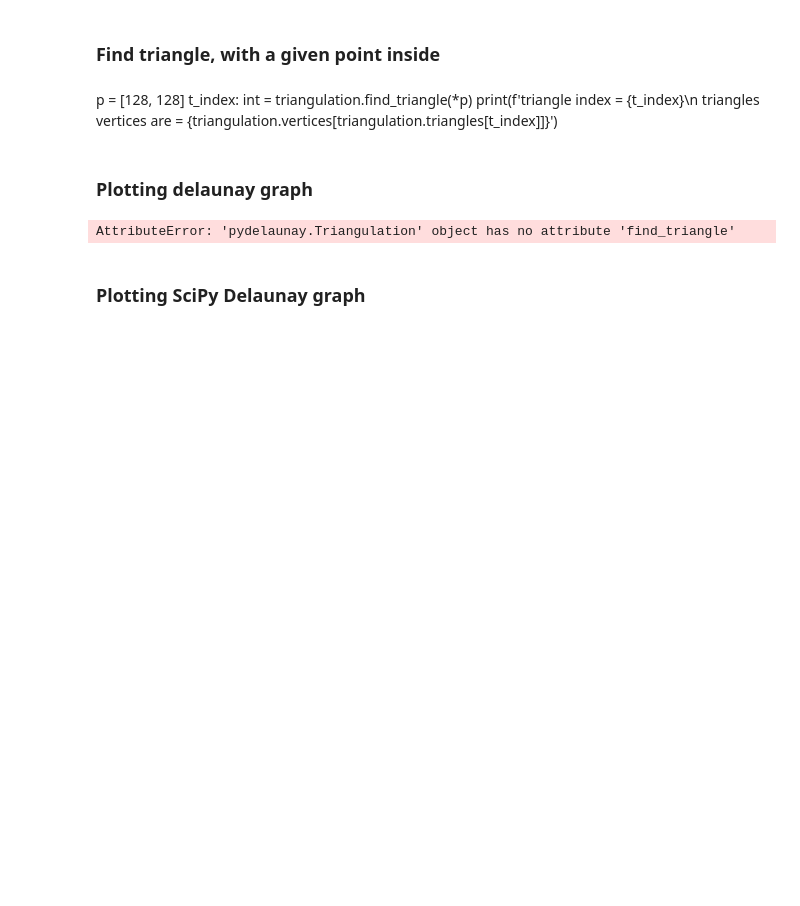
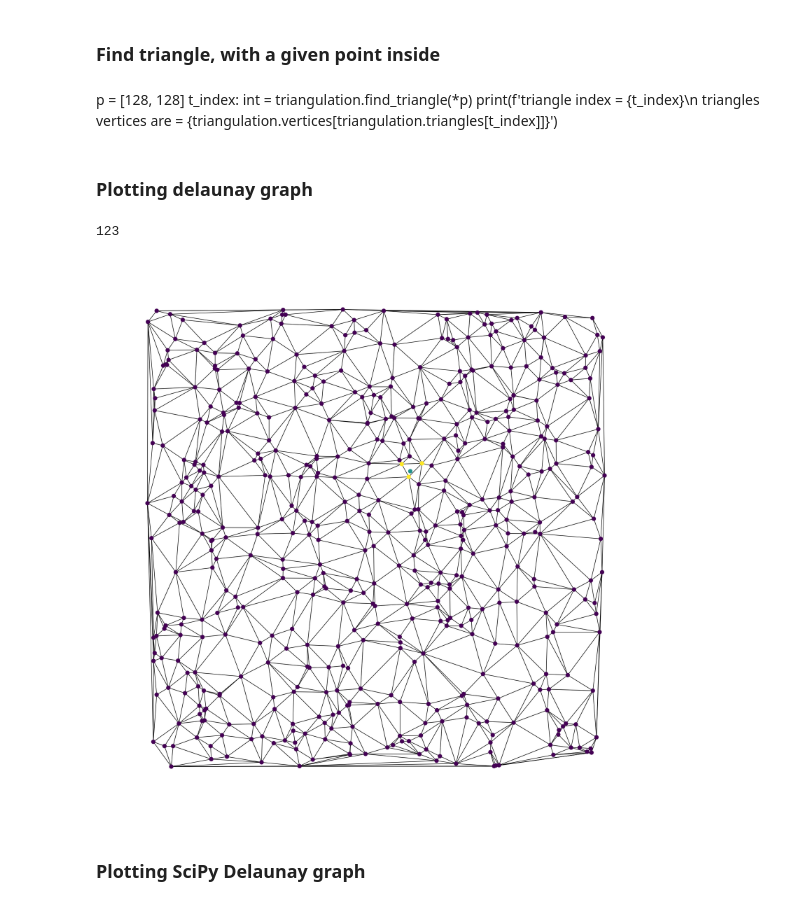
Before and after one commit to alexeybelkov/parinterp, a Jupyter notebook: example.ipynb, the cells around one changed output. Cells and saved outputs as stored; diff of their text form; code cells hidden in the pictures; blank space fills up the shorter version.

```diff
--- a/example.ipynb
+++ b/example.ipynb
@@ -25,28 +25,29 @@ from matplotlib import pyplot as plt
 # %%
 G = nx.Graph()
 cmap = {}
 for t in tqdm(triangulation.triangles):
     vertices = list(map(tuple, triangulation.vertices[t]))
     for v in vertices:
         G.add_node(v)
         cmap[v] = 0.0
     for u, v in combinations(vertices, 2):
         G.add_edge(*sorted([u, v]))
 v = tuple(np.random.randint(low=0, high=2048, size=(2, )))
-# while v in G.nodes:
-#     v = tuple(np.random.randint(low=0, high=2048, size=(2, )))
-v = (1600, 2500)
+while v in G.nodes:
+    v = tuple(np.random.randint(low=0, high=2048, size=(2, )))
+# v = (1600, 2500)
 G.add_node(v)
 cmap[v] = 1
 t = triangulation.find_triangle_naive(*v)
 print(t)
 if t != -1:
     for v in triangulation.vertices[triangulation.triangles[t]]:
         cmap[tuple(v)] = 2
 plt.figure(figsize=(16, 16))
 nx.draw(G, pos={n: n for n in G.nodes}, node_size=64, cmap=plt.get_cmap('viridis'), node_color=[cmap.get(n, 0) for n in G.nodes])
 # %% [output]
-AttributeError: 'pydelaunay.Triangulation' object has no attribute 'find_triangle'
+123
+[figure, added]
 # %% [markdown]
 ### Plotting SciPy Delaunay graph
 # %%
```
Also changed, not shown: parts of 2 cells of this notebook.
